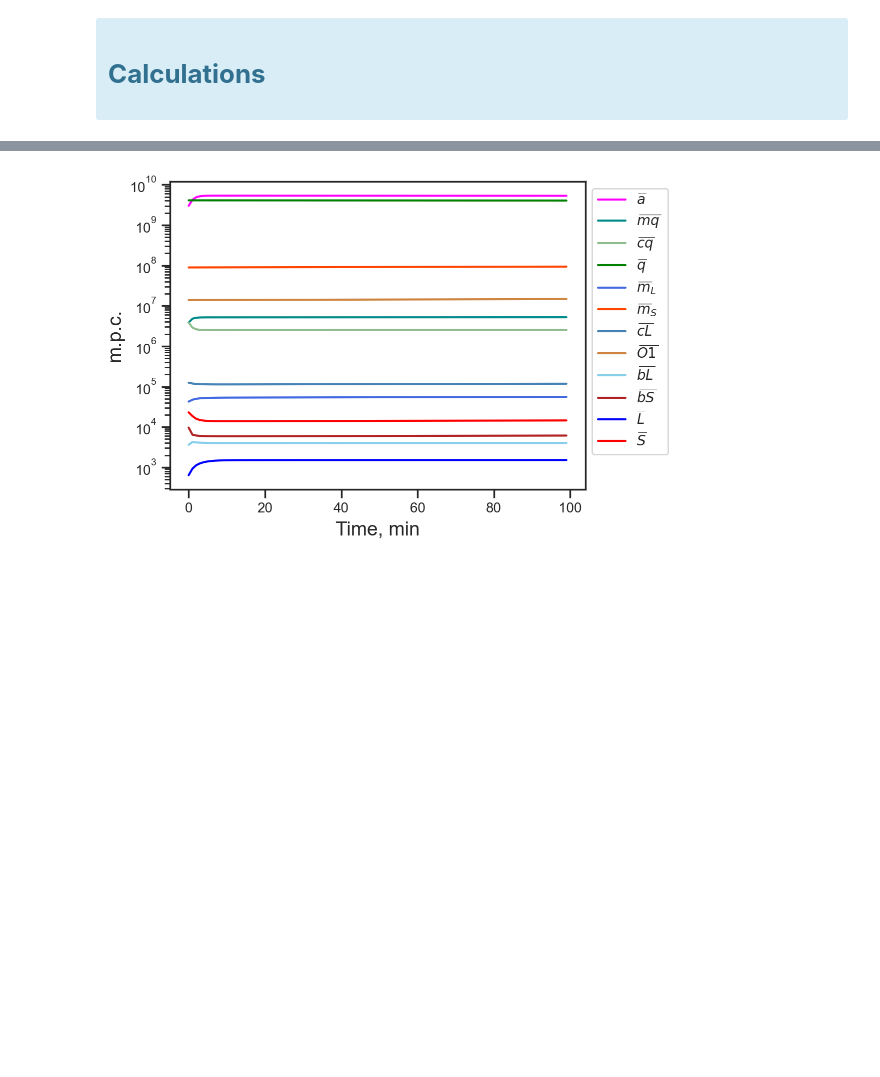
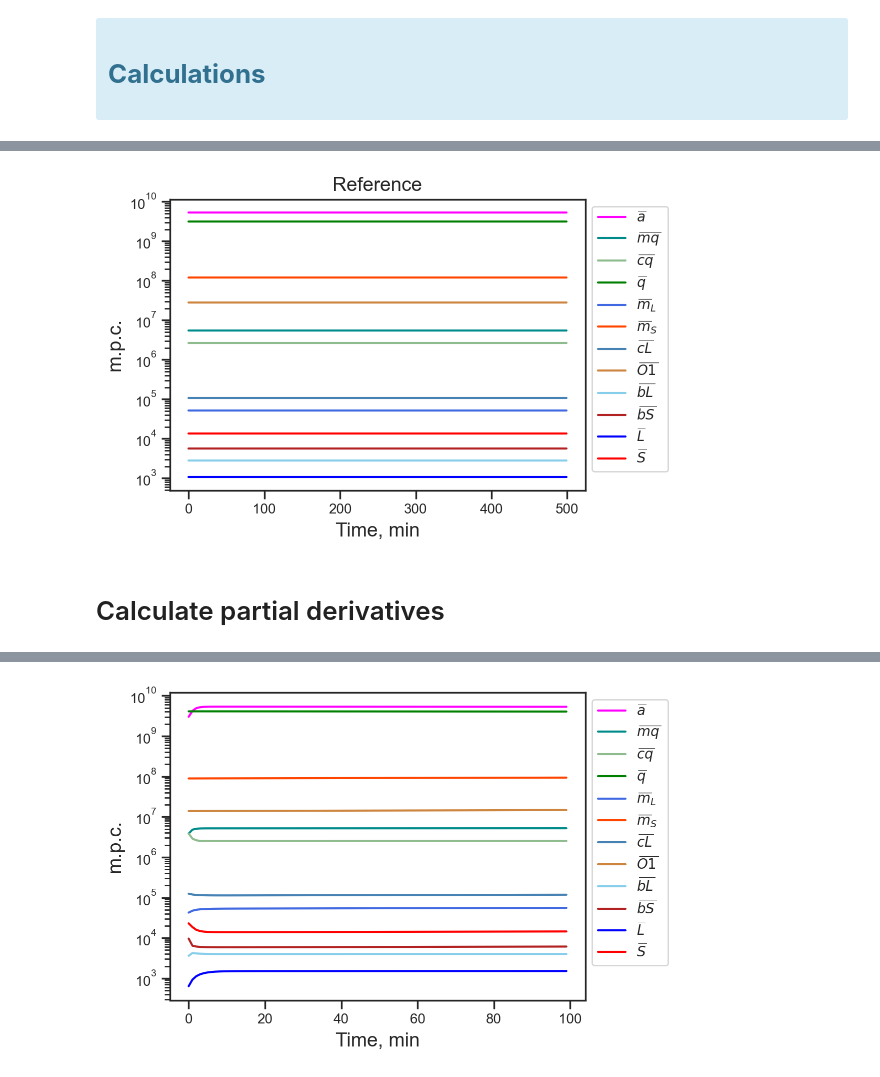
Before and after one commit to SeriySamuray/TE_model_deterministic, a Jupyter notebook: TE_model_deterministic.ipynb, the cells around one changed output, grey strips where cells are left out. Cells and saved outputs as stored; diff of their text form; code cells hidden in the pictures; blank space fills up the shorter version.

```diff
--- a/TE_model_deterministic.ipynb
+++ b/TE_model_deterministic.ipynb
@@ -552,0 +555,7 @@ def solve_syst_par(y):
+# %%
+# Find roots numerically
+incond = sty0.copy() # reference
+root0 = root(solve_syst_par, incond, method='lm', options={'maxiter':10000})
+print("success:", root0.success)
+print("niter =", root0.nfev)
+print(root0.x)
@@ -552,0 +589,46 @@ def solve_syst_par(y):
+# %%
+# Reference solution
+t_start = 0.
+t_finish = 500.
+step = 1.
+t_span = np.array([t_start, t_finish])
+t = np.arange(t_start,t_finish,step)
+n0 = 0
+n = 500 #int((t_finish-t_start)/step)
+
+# set initial conditions (random)
+nplist = npar_list.copy()
+incond = root0.x.copy()
+
+# integrate
+sol = integrate.solve_ivp(integr_syst_par, t_span, incond, t_eval=t, dense_output=True, method = 'Radau')
+
+# Plot solution
+fig, ax = plt.subplots()
+
+ax.plot(sol.t[n0:n], sol.y[0,n0:n], '-', lw=1.5, color=colormap[0], label=r"$\widebar{a}$")
+ax.plot(sol.t[n0:n], sol.y[1,n0:n], '-', lw=1.5, color=colormap[1], label=r"$\widebar{mq}$")
+ax.plot(sol.t[n0:n], sol.y[2,n0:n], '-', lw=1.5, color=colormap[2], label=r"$\widebar{cq}$")
+ax.plot(sol.t[n0:n], sol.y[3,n0:n], '-', lw=1.5, color=colormap[3], label=r"$\widebar{q}$")
+ax.plot(sol.t[n0:n], sol.y[4,n0:n], '-', lw=1.5, color=colormap[4], label=r"$\widebar{m}_L$")
+ax.plot(sol.t[n0:n], sol.y[5,n0:n], '-', lw=1.5, color=colormap[5], label=r"$\widebar{m}_S$")
+ax.plot(sol.t[n0:n], sol.y[6,n0:n], '-', lw=1.5, color=colormap[6], label=r"$\widebar{cL}$")
+ax.plot(sol.t[n0:n], sol.y[7,n0:n], '-', lw=1.5, color=colormap[7], label=r"$\widebar{O1}$")
+ax.plot(sol.t[n0:n], sol.y[8,n0:n], '-', lw=1.5, color=colormap[8], label=r"$\widebar{bL}$")
+ax.plot(sol.t[n0:n], sol.y[9,n0:n], '-', lw=1.5, color=colormap[9], label=r"$\widebar{bS}$")
+ax.plot(sol.t[n0:n], sol.y[10,n0:n],'-', lw=1.5, color=colormap[10], label=r"$\widebar{L}$")
+ax.plot(sol.t[n0:n], sol.y[11,n0:n],'-', lw=1.5, color=colormap[11], label=r"$\widebar{S}$")
+
+# Set axes
+ax.set_title('Reference')
+ax.set_xlabel('Time, min')
+ax.set_ylabel('m.p.c.')
+ax.set_yscale('log')
+ax.axis('auto')
+ax.legend(bbox_to_anchor=[1.,1])
+plt.tight_layout()
+plt.show()
+# %% [output]
+[figure, added]
+# %% [markdown]
+# Calculate partial derivatives
```
Also changed, not shown: parts of 40 cells of this notebook.
